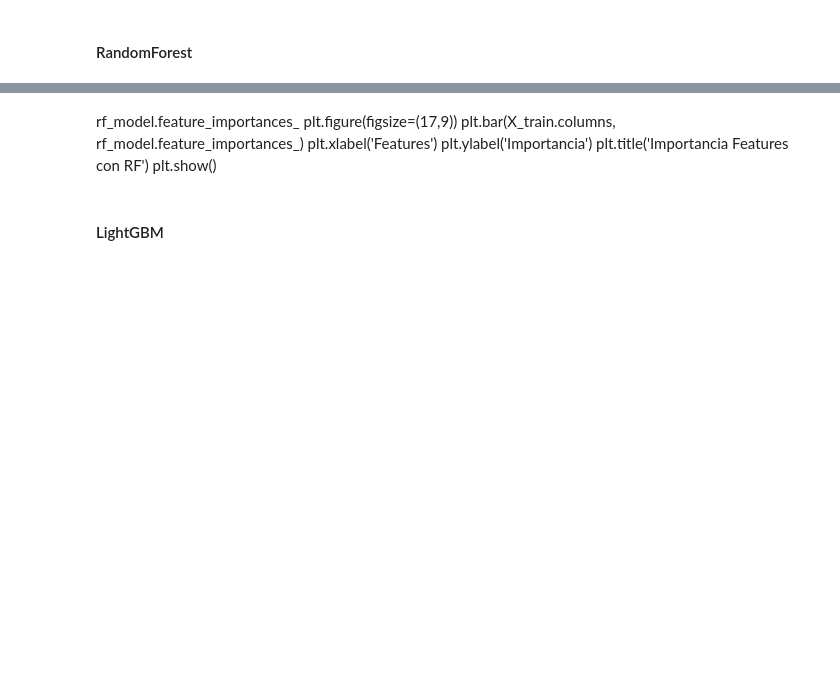
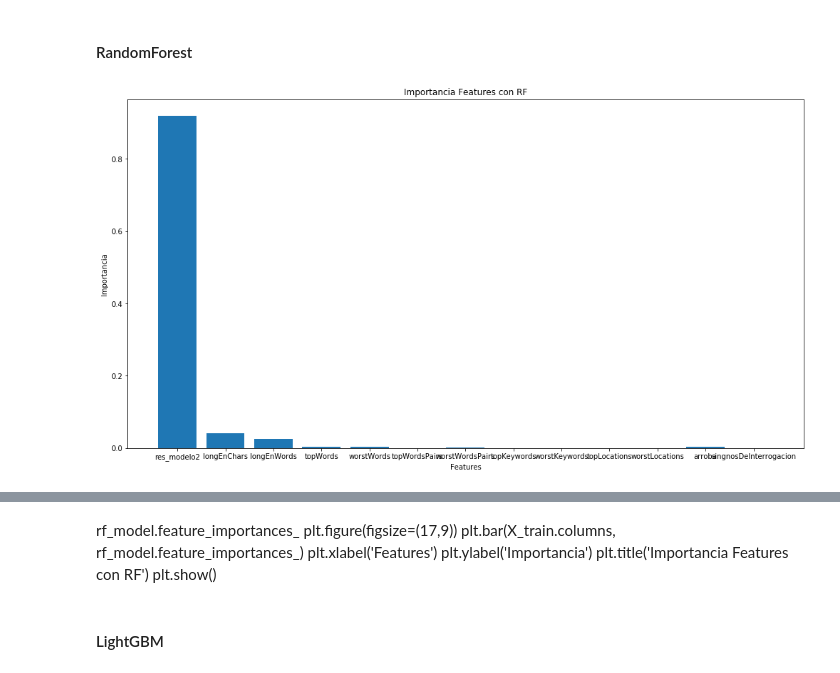
Before and after one commit to RiedelNicolas/TP2-Organizacion-de-Datos, a Jupyter notebook: modelo_3.ipynb, the cells around one changed output, grey strips where cells are left out. Saved outputs shown, nothing was run; the diff lists cells and outputs as text; code cells hidden in the pictures; blank space fills up the shorter version.

```diff
--- a/modelo_3.ipynb
+++ b/modelo_3.ipynb
@@ -343,6 +465,16 @@ print('Accuracy Score : ' + str(accuracy_score(y_test,preds.round())))
 print('Precision Score : ' + str(precision_score(y_test,preds.round())))
 print('Recall Score : ' + str(recall_score(y_test,preds.round())))
 print('F1 Score : ' + str(f1_score(y_test,preds.round())))
+# %%
+rf_model.feature_importances_
+plt.figure(figsize=(17,9))
+plt.bar(X_train.columns, rf_model.feature_importances_)
+plt.xlabel('Features')
+plt.ylabel('Importancia')
+plt.title('Importancia Features con RF')
+plt.show()
+# %% [output]
+[figure, added]
 # %%
 df = pd.DataFrame(preds)
 final = df.to_csv('csv/randomForest.csv')
```
Also changed, not shown: parts of 23 cells of this notebook, 9 other files.
